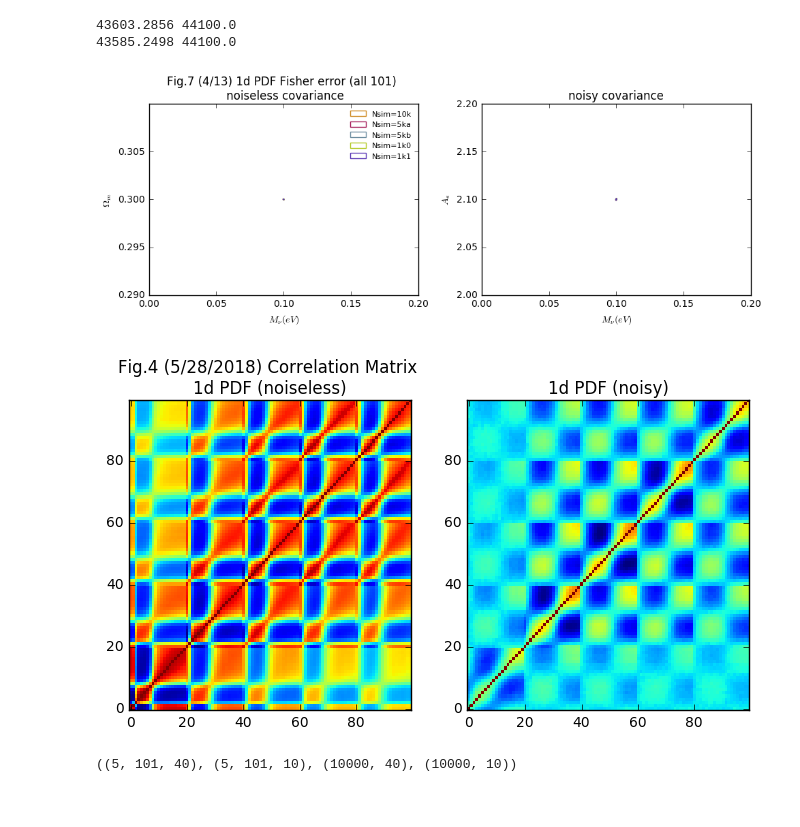
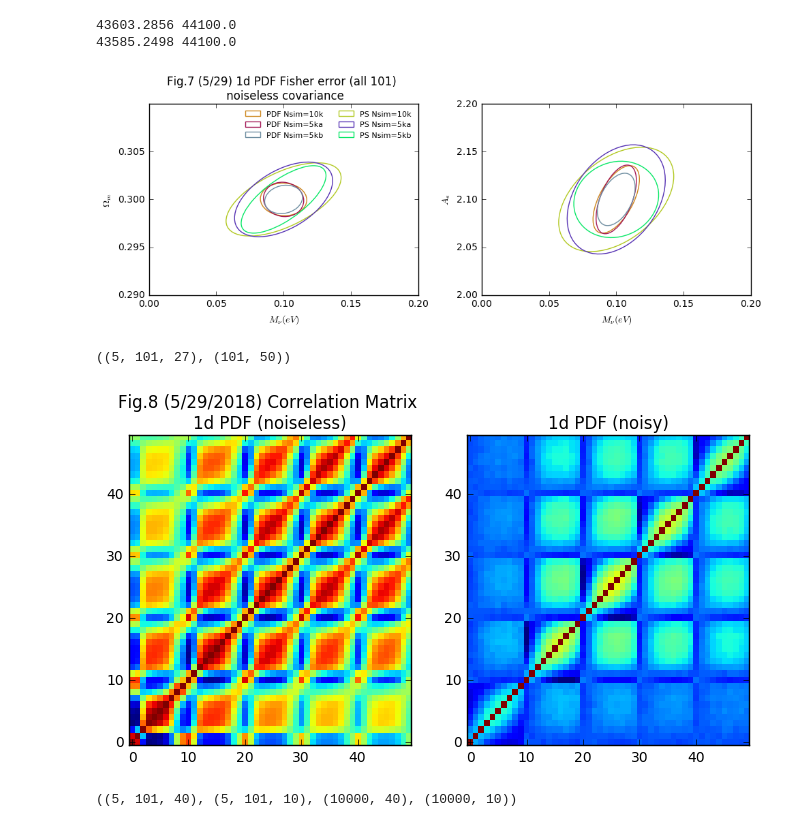
Before and after one commit to liuxx479/PDFs, a Jupyter notebook: test_10k.ipynb, the cells around one changed output. Saved outputs shown, nothing was run; the diff lists cells and outputs as text; code cells hidden in the pictures.

```diff
--- a/test_10k.ipynb
+++ b/test_10k.ipynb
@@ -349,7 +352,7 @@ print sum(pdf2dI[0,0]), (3.5*60)**2
 ######### 1d PDF Fisher contour
 #pdf1dI_flat, pdf1dI5ka_flat, pdf1dI5kb_flat
 #pdf1dN_flat, pdf1dN5ka_flat, pdf1dN5kb_flat
-idxt=range(10,30)
+idxt=range(10, 20)#range(10,30)
 pdf1dI_flats = [swapaxes(ips[:,:,idxt],0,1).reshape(101,-1) for ips in [pdf1dI, pdf1dI5ka, pdf1dI5kb]]
 pdf1dN_flats= [swapaxes(ips[:,:,idxt],0,1).reshape(101,-1) for ips in [pdf1dN, pdf1dN5ka, pdf1dN5kb]]
 pdf1dI1k_flats = [swapaxes(ips[:,:,idxt],0,1).reshape(101,-1) for ips in pdf1dI1ks]
@@ -369,7 +372,7 @@ Nparams=len(dp)
 params_der = array([fidu_params+identity(3)*idp for idp in [dp/2,-dp/2]])
 der_arr = []
 interp_arr = []
-for istats in pdf1dI_flats+pdf1dI1k_flats[:2]:
+for istats in pdf1dN_flats:#+pdf1dI1k_flats[:2]:
     iinterp = WLanalysis.buildInterpolator(istats[idx_good], params[idx_good])
     ider = array([(iinterp(params_der[0][i]) - iinterp(params_der[1][i]))/dp[i] for i in range(3)])
     der_arr.append(ider)
@@ -388,8 +391,14 @@ f, (ax1,ax2) = subplots(1,2,figsize=(10,4))
 for i in range(len(Fisher_arr)):
     icolor = rand(3)
     iF = Fisher_arr[i][0]
-    plotEllipse(fidu_params[[0,1]], mat(iF).I[[0,1],:][:,[0,1]] ,icolor,lss,'Nsim=%s'%(fnNsim[i]),ax1)
-    plotEllipse(fidu_params[[0,2]], mat(iF).I[[0,2],:][:,[0,2]] ,icolor,lss,'Nsim=%s'%(fnNsim[i]),ax2)
+    plotEllipse(fidu_params[[0,1]], mat(iF).I[[0,1],:][:,[0,1]] ,icolor,lss,'PDF Nsim=%s'%(fnNsim[i]),ax1)
+    plotEllipse(fidu_params[[0,2]], mat(iF).I[[0,2],:][:,[0,2]] ,icolor,lss,'PDF Nsim=%s'%(fnNsim[i]),ax2)
+
+for i in range(len(Fisher_arr_PS)):
+    icolor = rand(3)
+    iF = Fisher_arr_PS[i][0]
+    plotEllipse(fidu_params[[0,1]], mat(iF).I[[0,1],:][:,[0,1]] ,icolor,lss,'PS Nsim=%s'%(fnNsim[i]),ax1)
+    plotEllipse(fidu_params[[0,2]], mat(iF).I[[0,2],:][:,[0,2]] ,icolor,lss,'PS Nsim=%s'%(fnNsim[i]),ax2)
 
 ax1.set_xlim(0., 0.2)
 ax1.set_ylim(0.29, 0.31)
@@ -400,23 +409,26 @@ ax1.set_xlabel(r'$M_\nu(eV)$')
 ax1.set_ylabel(r'$\Omega_m$')
 ax2.set_xlabel(r'$M_\nu(eV)$')
 ax2.set_ylabel(r'$A_s$')
-ax1.legend(fontsize=8,frameon=0,ncol=1)
-ax1.set_title('Fig.7 (4/13) 1d PDF Fisher error (all 101) \n noiseless covariance')
-ax2.set_title('noisy covariance')
+ax1.legend(fontsize=8,frameon=0,ncol=2)
+ax1.set_title('Fig.7 (5/29) 1d PDF Fisher error (all 101) \n noiseless covariance')
 plt.tight_layout()
 show()
 # %% [output]
-[figure, old version]
+[figure, new version]
+# %%
+pdf1dI.shape, pdf1dI_flats[0].shape
+# %% [output]
+((5, 101, 27), (101, 50))
 # %%
 f, axes = subplots(1,2,figsize=(8,4))
 axes[0].imshow(WLanalysis.corr_mat(covpdf1dI), origin='lower',aspect='auto',interpolation='nearest')
 axes[1].imshow(WLanalysis.corr_mat(covpdf1dN), origin='lower',aspect='auto',interpolation='nearest')
 
-axes[0].set_title('Fig.4 (5/28/2018) Correlation Matrix \n1d PDF (noiseless)')
+axes[0].set_title('Fig.8 (5/29/2018) Correlation Matrix \n1d PDF (noiseless)')
 axes[1].set_title('1d PDF (noisy)')
 show()
 # %% [output]
-[figure, old version]
+[figure, new version]
 # %%
 ipdf1d.shape, ipdf1d[:,:,idxt].shape, load(ebcov_dir+'ALL_igal_pdf_z{0}_sg1.0.npy'.format(iz)).shape,load(ebcov_dir+'ALL_igal_pdf_z{0}_sg1.0.npy'.format(iz))[:,idxt].shape
 # %% [output]
```
Also changed, not shown: parts of 7 cells of this notebook.
